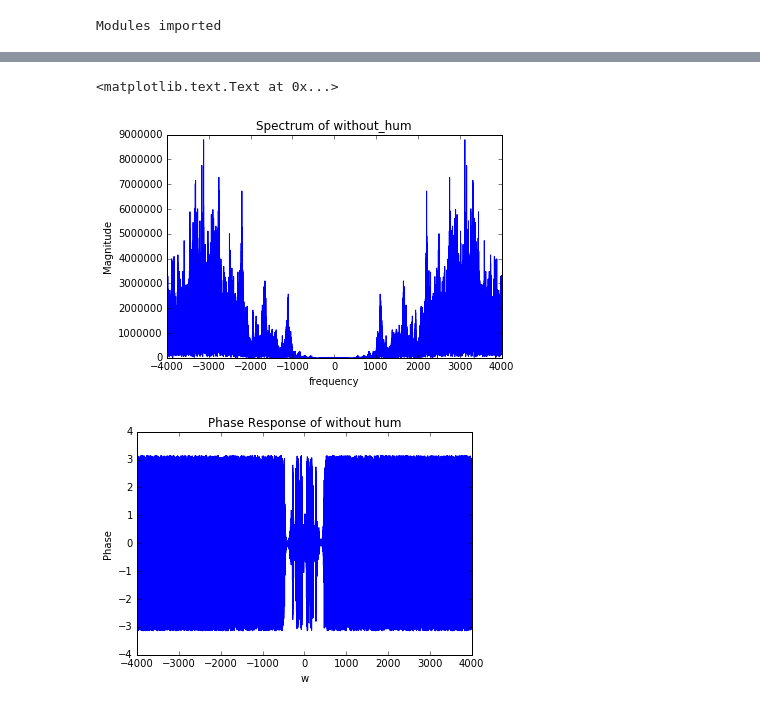
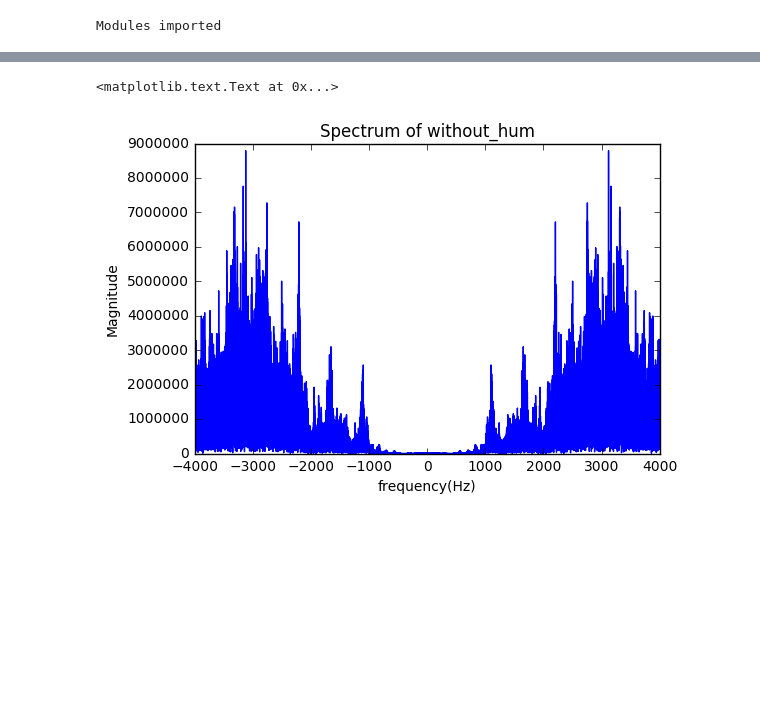
Before and after one commit to rexxy-sasori/ECE420, a Jupyter notebook: lab2/Prelab2.ipynb, the cells around one changed output, grey strips where cells are left out. Saved outputs shown, nothing was run; the diff lists cells and outputs as text; code cells hidden in the pictures; blank space fills up the shorter version.

```diff
--- a/lab2/Prelab2.ipynb
+++ b/lab2/Prelab2.ipynb
@@ -49,25 +41,18 @@ plt.ylabel("Phase")
 # %%
 #analysis
 #without hum
 size_no = len(data_no_hum)
 NO_HUM = np.fft.fft(data_no_hum,size_no)
 NO_HUM = np.fft.fftshift(NO_HUM)
 
 w_no = 2*pi*(np.fft.fftfreq(size_no))
 w_no = np.fft.fftshift(w_no)
 analog_no = sampling_no_hum*w_no/2/pi
 
-plt.plot(analog_no,np.absolute(NO_HUM))
+plt.plot(analog_no,(np.absolute(NO_HUM)))
 plt.title("Spectrum of without_hum")
-plt.xlabel("frequency")
+plt.xlabel("frequency(Hz)")
 plt.ylabel("Magnitude")
-
-plt.figure()
-plt.plot(analog_no,np.angle(NO_HUM))
-plt.title("Phase Response of without hum")
-plt.xlabel("w")
-plt.ylabel("Phase")
 # %% [output]
 <matplotlib.text.Text at 0x...>
-[figure, old version]
+[figure, new version]
-[figure, removed]
```
Also changed, not shown: parts of 7 cells of this notebook, 2 other files.
